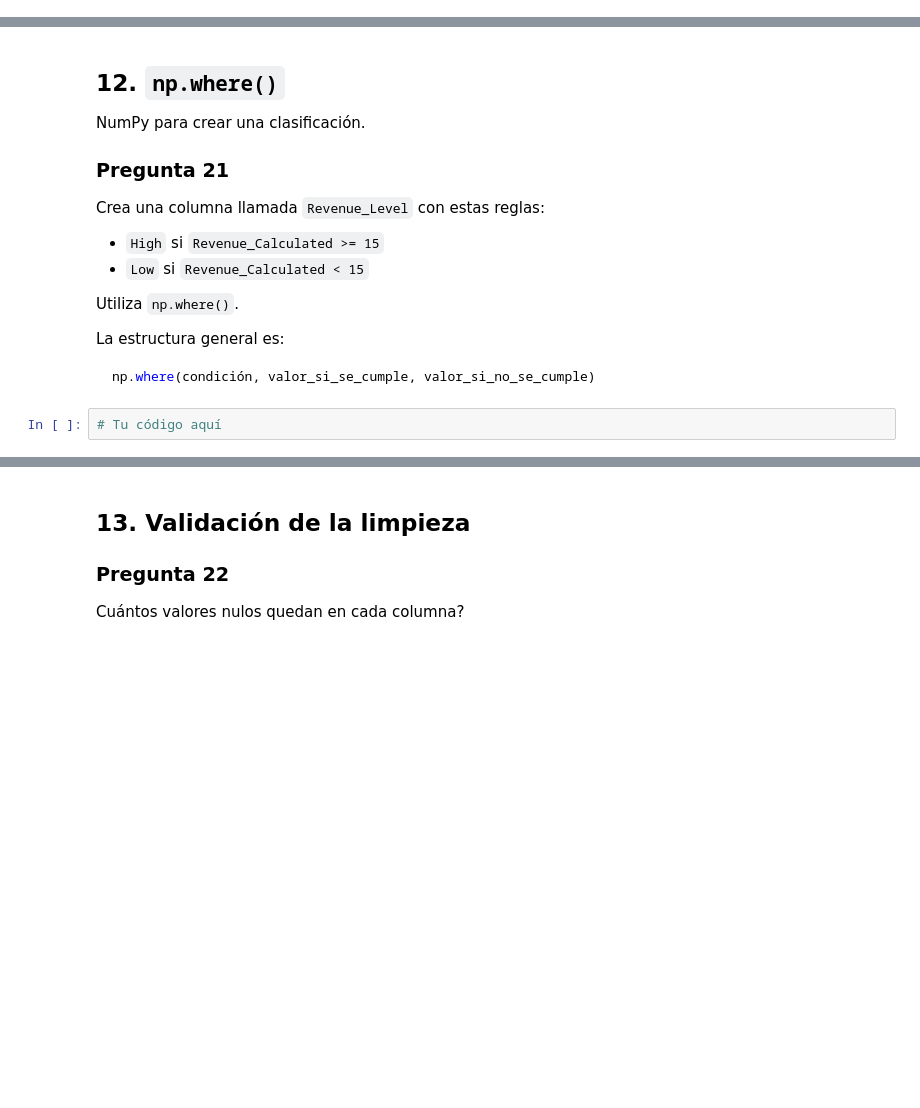
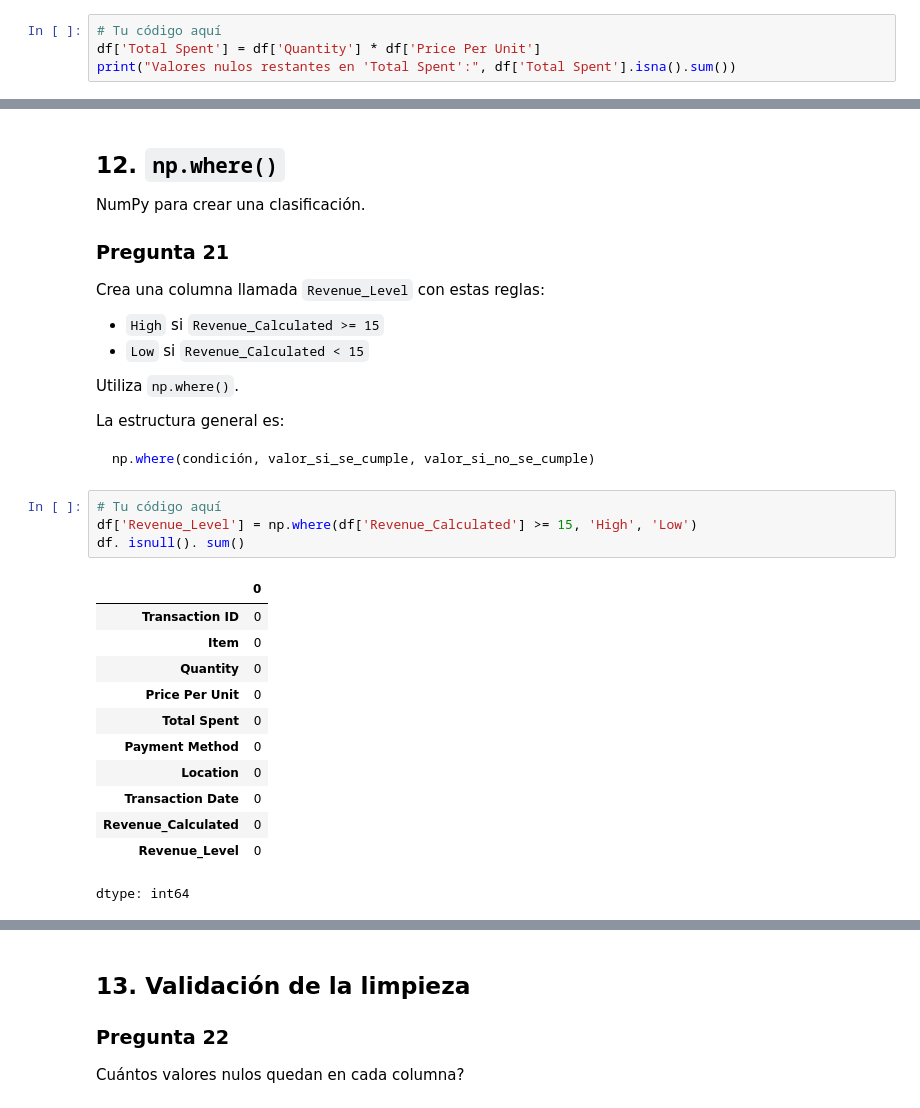
Before and after one commit to deije2226-wq/Bootcamp-Data-Science, a Jupyter notebook: 02_Python/Clase_08_Taller_Pandas_&_NumPy_Cafe_Sales.ipynb, the cells around one changed output, grey strips where cells are left out. Drawn from its saved outputs; the diff is of its cells as text; blank space fills up the shorter version.

````diff
--- a/02_Python/Clase_08_Taller_Pandas_&_NumPy_Cafe_Sales.ipynb
+++ b/02_Python/Clase_08_Taller_Pandas_&_NumPy_Cafe_Sales.ipynb
@@ -312,0 +348,4 @@ Utiliza esa relación para reconstruir `Total Spent`.
+# %%
+# Tu código aquí
+df['Total Spent'] = df['Quantity'] * df['Price Per Unit']
+print("Valores nulos restantes en 'Total Spent':", df['Total Spent'].isna().sum())
@@ -389,5 +464,20 @@ La estructura general es:
 ```python
 np.where(condición, valor_si_se_cumple, valor_si_no_se_cumple)
 ```
-# %%
-# Tu código aquí
+# %%
+# Tu código aquí
+df['Revenue_Level'] = np.where(df['Revenue_Calculated'] >= 15, 'High', 'Low')
+df. isnull(). sum()
+# %% [output]
+|  | 0 |
+| Transaction ID | 0 |
+| Item | 0 |
+| Quantity | 0 |
+| Price Per Unit | 0 |
+| Total Spent | 0 |
+| Payment Method | 0 |
+| Location | 0 |
+| Transaction Date | 0 |
+| Revenue_Calculated | 0 |
+| Revenue_Level | 0 |
+dtype: int64
````
Also changed, not shown: parts of 28 cells of this notebook.
